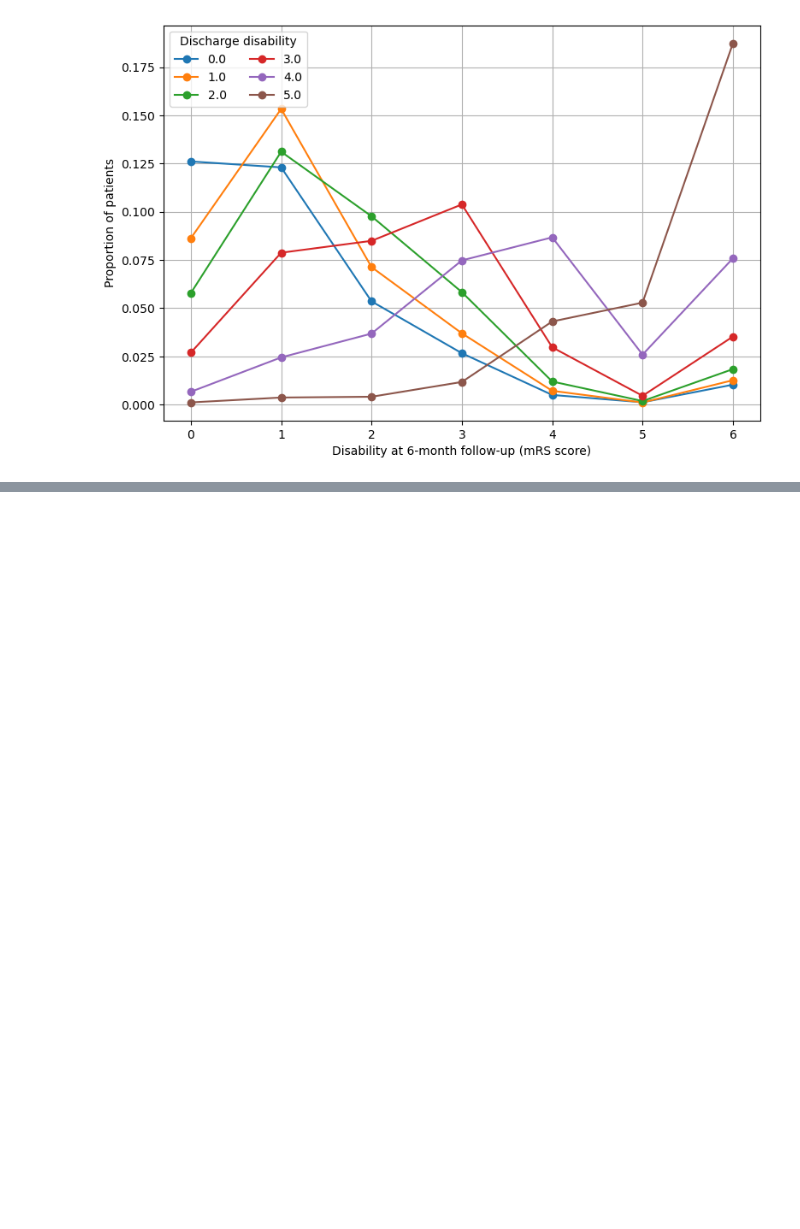
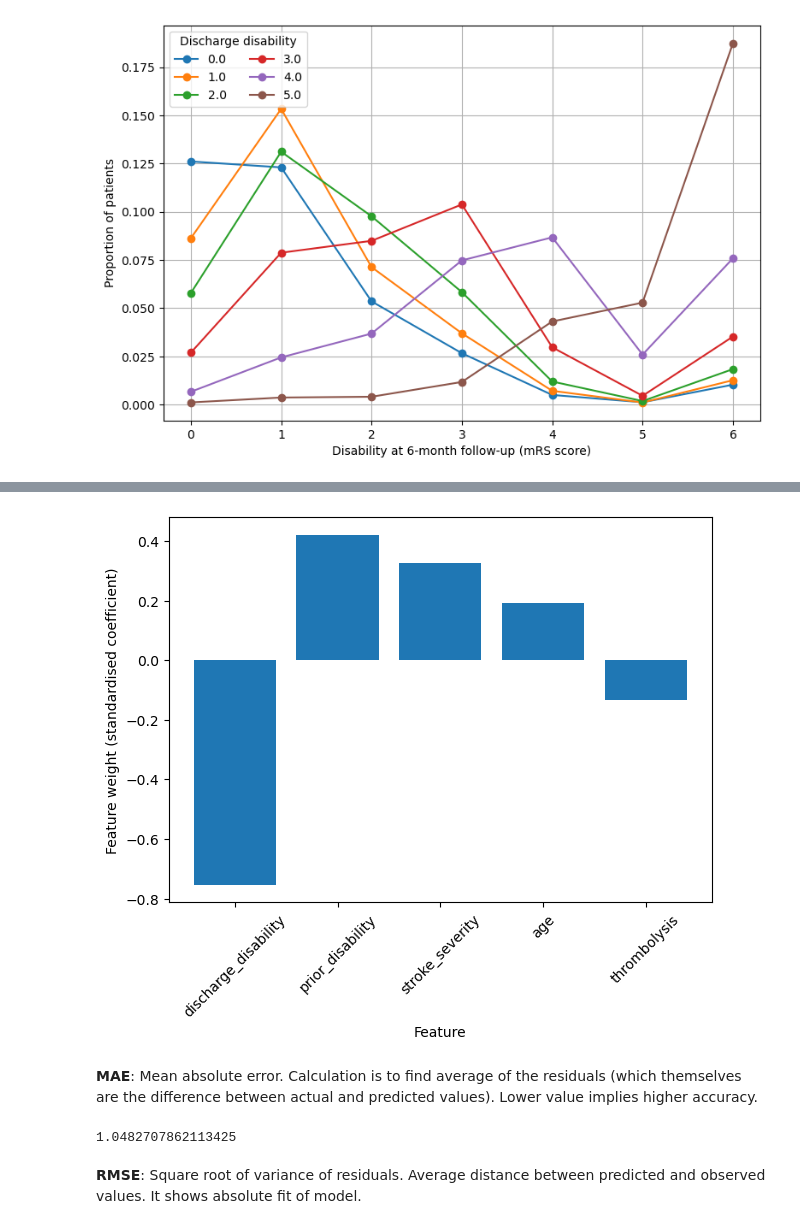
Before and after one commit to samuel-book/samuel_2_data_prep, a Jupyter notebook: descriptive_statistics/disability_6_months.ipynb, the cells around one changed output, grey strips where cells are left out. Drawn from its saved outputs; the diff is of its cells as text; code cells hidden in the pictures; blank space fills up the shorter version.

Commit message:
Standardise variables, calculate other metrics, plot weights, test model assumptions

```diff
--- a/descriptive_statistics/disability_6_months.ipynb
+++ b/descriptive_statistics/disability_6_months.ipynb
@@ -417,6 +407,0 @@ R-squared: 0.17
-# %%
-# View coefficients and intercept
-for model in cv_results['estimator']:
-    display(pd.DataFrame({'variable': X.columns,
-                          'coefficient': model.coef_}))
-    print(f'Intercept = {model.intercept_}')
@@ -458,0 +410,19 @@ Intercept = -0.4123065844031163
+# %%
+def standardise_data(X_train, X_test):
+    '''
+    Put features on a similar scale through standardisation.
+    Just transforms features (not response/target variable).
+    Invovles subtracting mean and dividing by standard deviation (SD)
+    of each feature, so data have mean of 0 and SD of 1.
+    Test data is standardised on training data mean and SD.
+    '''
+
+    # Set up scaling object and fit on training data
+    sc = StandardScaler()
+    sc.fit(X_train)
+
+    # Apply scaling to training and test data
+    train_std = sc.transform(X_train)
+    test_std = sc.transform(X_test)
+
+    return train_std, test_std
@@ -458,0 +484,7 @@ Intercept = -0.4123065844031163
+# %%
+# Standardised coefficients
+coef = pd.DataFrame(feature_weights, columns=X.columns)
+mean_coef = pd.DataFrame({'std_coef': coef.mean(),
+                          'std_coef_abs': abs(coef.mean())})
+mean_coef_sort = mean_coef.sort_values(by='std_coef_abs', ascending=False)
+mean_coef_sort
@@ -458,0 +498,17 @@ Intercept = -0.4123065844031163
+# %%
+fig, ax = plt.subplots(figsize=(7, 5))
+ax.bar(mean_coef_sort.index, mean_coef_sort['std_coef'])
+ax.set_xlabel('Feature')
+ax.set_ylabel('Feature weight (standardised coefficient)')
+plt.xticks(rotation=45)
+plt.show()
+# %% [output]
+[figure, added]
+# %% [markdown]
+**MAE**: Mean absolute error. Calculation is to find average of the residuals (which themselves are the difference between actual and predicted values). Lower value implies higher accuracy.
+# %%
+np.mean(mae_list)
+# %% [output]
+1.0482707862113425
+# %% [markdown]
+**RMSE**: Square root of variance of residuals. Average distance between predicted and observed values. It shows absolute fit of model.
```
Also changed, not shown: parts of 29 cells of this notebook.
